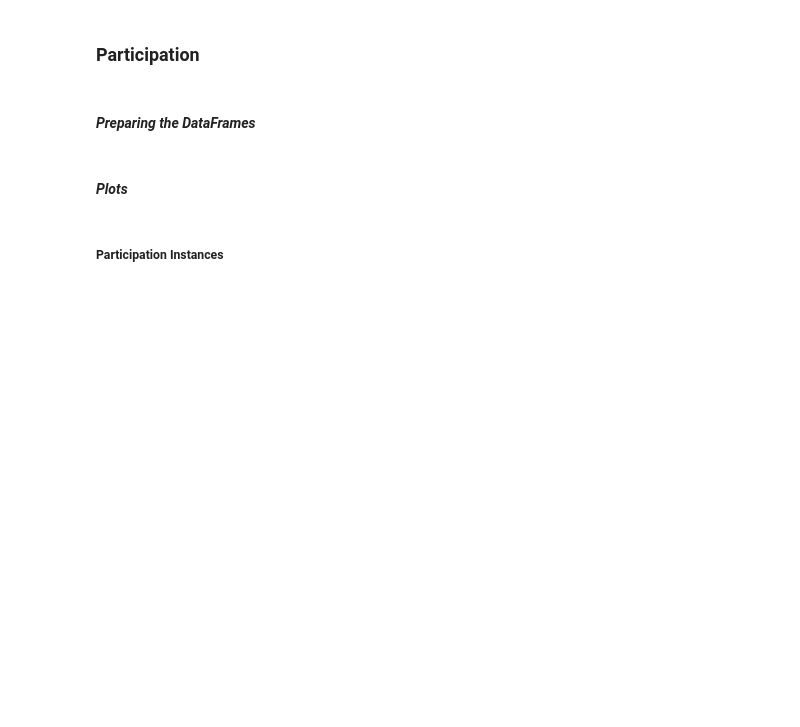
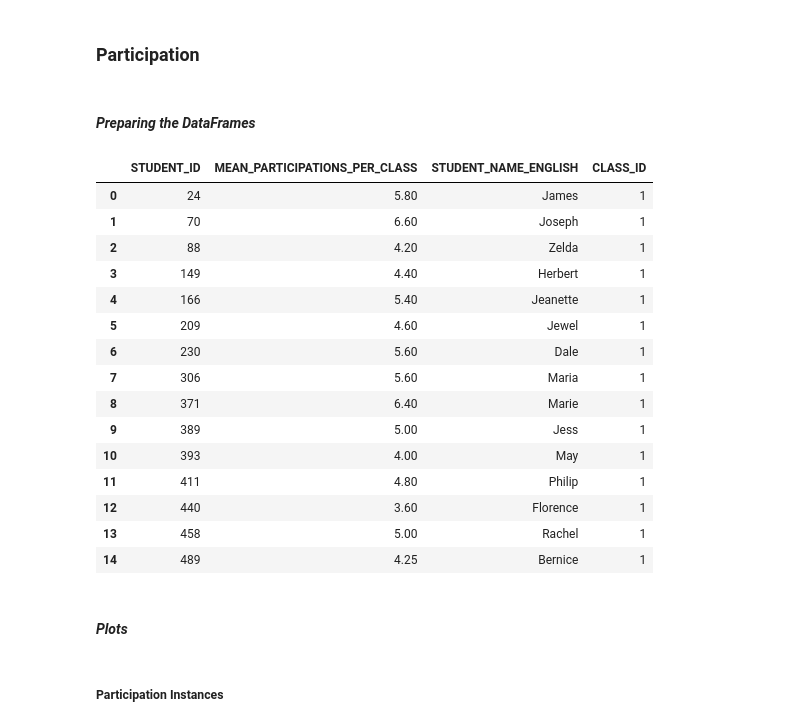
Before and after one commit to mikitz/china-students, a Jupyter notebook: (Teacher) Class Reports.ipynb, the cells around one changed output. Cells and saved outputs as stored; diff of their text form; code cells hidden in the pictures; blank space fills up the shorter version.

```diff
--- a/(Teacher) Class Reports.ipynb
+++ b/(Teacher) Class Reports.ipynb
@@ -272,6 +277,68 @@ dfParticipationDateCount = pd.DataFrame(dfParticipationDateCount)
 dfParticipationDateCount = dfParticipationDateCount.rename(columns = {'STUDENT_ID': 'STUDENT_ID', 'STUDENT_ID':'PART_COUNT'})
 # Merge the part count DF with student names
 dfParticipationDateCount = pd.merge(dfParticipationDateCount, dfStudents[['STUDENT_ID', 'STUDENT_NAME_ENGLISH']], on = 'STUDENT_ID')
+# %%
+# Create new DF from students and participation
+value_counts = dfParticipationDate['STUDENT_ID'].value_counts()
+# Convert value_counts to a DataFrame
+dfPart = pd.DataFrame(value_counts)
+# Reset its index
+dfPart = dfPart.reset_index()
+# Rename the columns to make them more readable
+dfPart.columns = ['STUDENT_ID', 'PARTICIPATIONS COUNT']
+# Merge the dfPart and students DataFrames
+dfPart = pd.merge(dfPart, dfStudents[['STUDENT_ID', 'STUDENT_NAME_ENGLISH']], how = 'outer', on = 'STUDENT_ID')
+
+dfByDate = dfParticipationDate.groupby(['STUDENT_ID', 'PARTICIPATION_DATETIME'])['PARTICIPATION_DATETIME'].count()
+dfByDate = pd.DataFrame(dfByDate)
+dfByDate = dfByDate.rename(columns = {'STUDENT_ID': 'STUDENT_ID', 'PARTICIPATION_DATETIME': 'DATETIME', 'PARTICIPATION_DATETIME': 'COUNT'})
+
+# Define a dictionary to store each student's DF in
+dfPC = {}
+# Define a list of Means to store in the new dataframe
+lMeans = []
+# Loop through the STUDENT_IDs and calculate their mean number of participations
+for i in lStudentsClass:
+    # Copy the DataFrame for safety resons
+    dfa = dfByDate
+    # Create a new DF just for the one student
+    dfPC[i] = dfa.loc[i]
+    # Set their ID to their ID from the list
+    dfPC[i]['STUDENT_ID'] = i
+    # Calculate the mean participations per class
+    dfPC[i]['MEAN'] = dfPC[i]['COUNT'].mean()
+    # Sort from highest to lowest count
+    dfPC[i] = dfPC[i].sort_values(by = 'COUNT', ascending = False)
+    # Append the mean to lMeans
+    lMeans.append(dfPC[i]['MEAN'][0])
+
+# Create a new dataframe of the students and their mean participations per class
+dfMeanPart = pd.DataFrame(columns = ['STUDENT_ID', 'MEAN_PARTICIPATIONS_PER_CLASS'])
+# Set the student IDs to lStudents which is a list of student IDs
+dfMeanPart['STUDENT_ID'] = lStudentsClass
+# Set the mean for each student to the corresponding value in lMeans
+dfMeanPart['MEAN_PARTICIPATIONS_PER_CLASS'] = lMeans
+# Merge the new DF with students
+dfMeanPart = pd.merge(dfMeanPart, students[['STUDENT_ID', 'STUDENT_NAME_ENGLISH', 'CLASS_ID']], how = 'inner', on = 'STUDENT_ID')
+# %%
+dfMeanPart
+# %% [output]
+|  | STUDENT_ID | MEAN_PARTICIPATIONS_PER_CLASS | STUDENT_NAME_ENGLISH | CLASS_ID |
+| 0 | 24 | 5.80 | James | 1 |
+| 1 | 70 | 6.60 | Joseph | 1 |
+| 2 | 88 | 4.20 | Zelda | 1 |
+| 3 | 149 | 4.40 | Herbert | 1 |
+| 4 | 166 | 5.40 | Jeanette | 1 |
+| 5 | 209 | 4.60 | Jewel | 1 |
+| 6 | 230 | 5.60 | Dale | 1 |
+| 7 | 306 | 5.60 | Maria | 1 |
+| 8 | 371 | 6.40 | Marie | 1 |
+| 9 | 389 | 5.00 | Jess | 1 |
+| 10 | 393 | 4.00 | May | 1 |
+| 11 | 411 | 4.80 | Philip | 1 |
+| 12 | 440 | 3.60 | Florence | 1 |
+| 13 | 458 | 5.00 | Rachel | 1 |
+| 14 | 489 | 4.25 | Bernice | 1 |
 # %% [markdown]
 #### *Plots*
 # %% [markdown]
```
Also changed, not shown: parts of 9 cells of this notebook, 1 other file.
